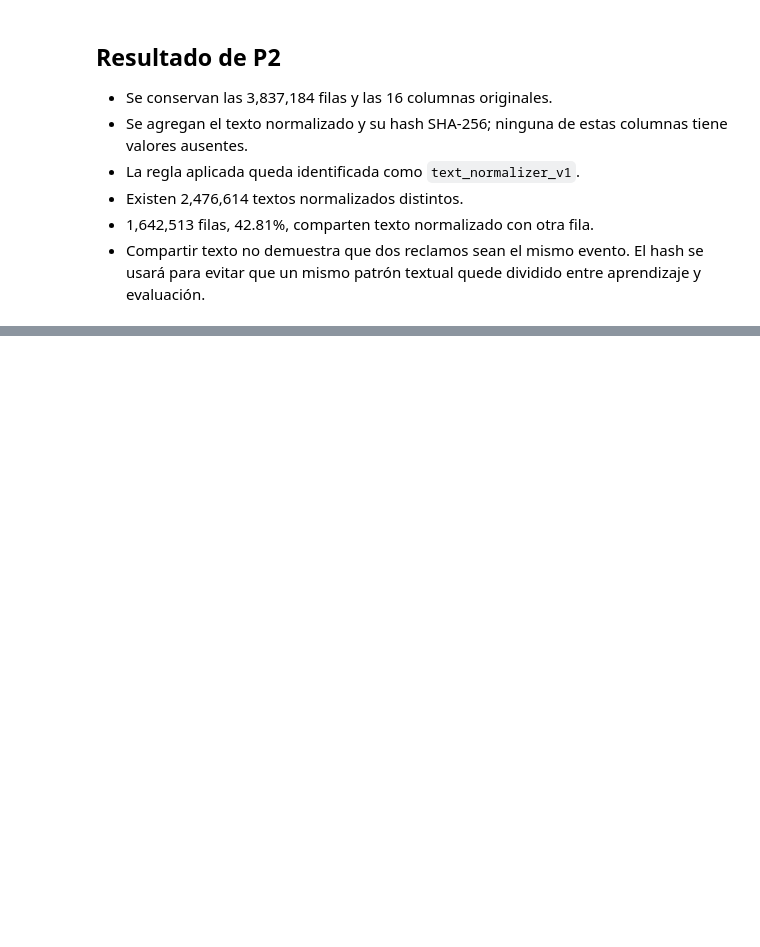
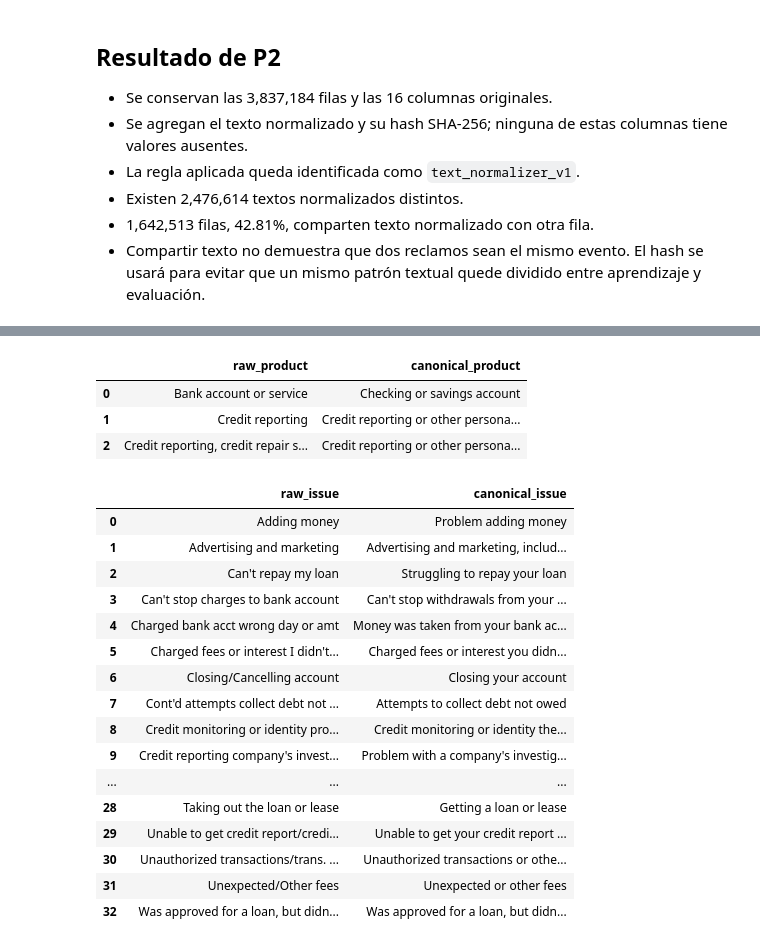
Before and after one commit to Codenid/capstone-claims-triage, a Jupyter notebook: notebooks/02_revision_preparacion.ipynb, the cells around one changed output, grey strips where cells are left out. Saved outputs shown, nothing was run; the diff lists cells and outputs as text; code cells hidden in the pictures; blank space fills up the shorter version.

Commit message:
Add proposed taxonomy stage

```diff
--- a/notebooks/02_revision_preparacion.ipynb
+++ b/notebooks/02_revision_preparacion.ipynb
@@ -255,0 +262,17 @@ assert rows_in_repeated_groups == 1_642_513
+# %%
+from src.data.apply_taxonomy import (
+    FREEZE_DATE,
+    KNOWN_ISSUE_COLUMN,
+    KNOWN_PAIR_COLUMN,
+    KNOWN_PRODUCT_COLUMN,
+    TAXONOMY_STATUS,
+    TAXONOMY_VERSION,
+)
+
+TAXONOMY_PATH = PROJECT_ROOT / "data/interim/taxonomy.parquet"
+PRODUCT_MAP_PATH = PROJECT_ROOT / "configs/product_taxonomy_v1.csv"
+ISSUE_MAP_PATH = PROJECT_ROOT / "configs/issue_taxonomy_v1.csv"
+PAIR_MAP_PATH = PROJECT_ROOT / "configs/valid_product_issue_pairs_v1.csv"
+
+for path in [TAXONOMY_PATH, PRODUCT_MAP_PATH, ISSUE_MAP_PATH, PAIR_MAP_PATH]:
+    assert path.exists(), f"No se encontró {path}"
@@ -255,0 +283,25 @@ assert rows_in_repeated_groups == 1_642_513
+# %%
+product_map_table = pd.read_csv(PRODUCT_MAP_PATH)
+issue_map_table = pd.read_csv(ISSUE_MAP_PATH)
+pair_map_table = pd.read_csv(PAIR_MAP_PATH)
+product_changes = product_map_table[product_map_table["mapping_reason"] == "clear_rename"]
+issue_changes = issue_map_table[issue_map_table["mapping_reason"] == "clear_rename"]
+
+map_summary = pd.DataFrame({
+    "dimensión": ["productos", "motivos", "pares válidos originales"],
+    "categorías originales": [len(product_map_table), len(issue_map_table), len(pair_map_table)],
+    "categorías canónicas": [product_map_table["canonical_product"].nunique(), issue_map_table["canonical_issue"].nunique(), len(pair_map_table)],
+    "cambios de nombre propuestos": [len(product_changes), len(issue_changes), 0],
+})
+display(map_summary)
+display(product_changes[["raw_product", "canonical_product"]].reset_index(drop=True))
+display(issue_changes[["raw_issue", "canonical_issue"]].reset_index(drop=True))
+
+assert map_summary.loc[0, "categorías originales"] == 21
+assert map_summary.loc[0, "categorías canónicas"] == 18
+assert map_summary.loc[1, "categorías originales"] == 173
+assert map_summary.loc[1, "categorías canónicas"] == 140
+assert len(pair_map_table) == 323
+assert set(product_map_table["review_status"]) == {TAXONOMY_STATUS}
+assert set(issue_map_table["review_status"]) == {TAXONOMY_STATUS}
+# %% [output]
@@ -255,0 +312,21 @@ assert rows_in_repeated_groups == 1_642_513
+|  | raw_product | canonical_product |
+| 0 | Bank account or service | Checking or savings account |
+| 1 | Credit reporting | Credit reporting or other persona... |
+| 2 | Credit reporting, credit repair s... | Credit reporting or other persona... |
+|  | raw_issue | canonical_issue |
+| 0 | Adding money | Problem adding money |
+| 1 | Advertising and marketing | Advertising and marketing, includ... |
+| 2 | Can't repay my loan | Struggling to repay your loan |
+| 3 | Can't stop charges to bank account | Can't stop withdrawals from your ... |
+| 4 | Charged bank acct wrong day or amt | Money was taken from your bank ac... |
+| 5 | Charged fees or interest I didn't... | Charged fees or interest you didn... |
+| 6 | Closing/Cancelling account | Closing your account |
+| 7 | Cont'd attempts collect debt not ... | Attempts to collect debt not owed |
+| 8 | Credit monitoring or identity pro... | Credit monitoring or identity the... |
+| 9 | Credit reporting company's invest... | Problem with a company's investig... |
+| ... | ... | ... |
+| 28 | Taking out the loan or lease | Getting a loan or lease |
+| 29 | Unable to get credit report/credi... | Unable to get your credit report ... |
+| 30 | Unauthorized transactions/trans. ... | Unauthorized transactions or othe... |
+| 31 | Unexpected/Other fees | Unexpected or other fees |
+| 32 | Was approved for a loan, but didn... | Was approved for a loan, but didn... |
```
Also changed, not shown: parts of 11 cells of this notebook, 9 other files.
